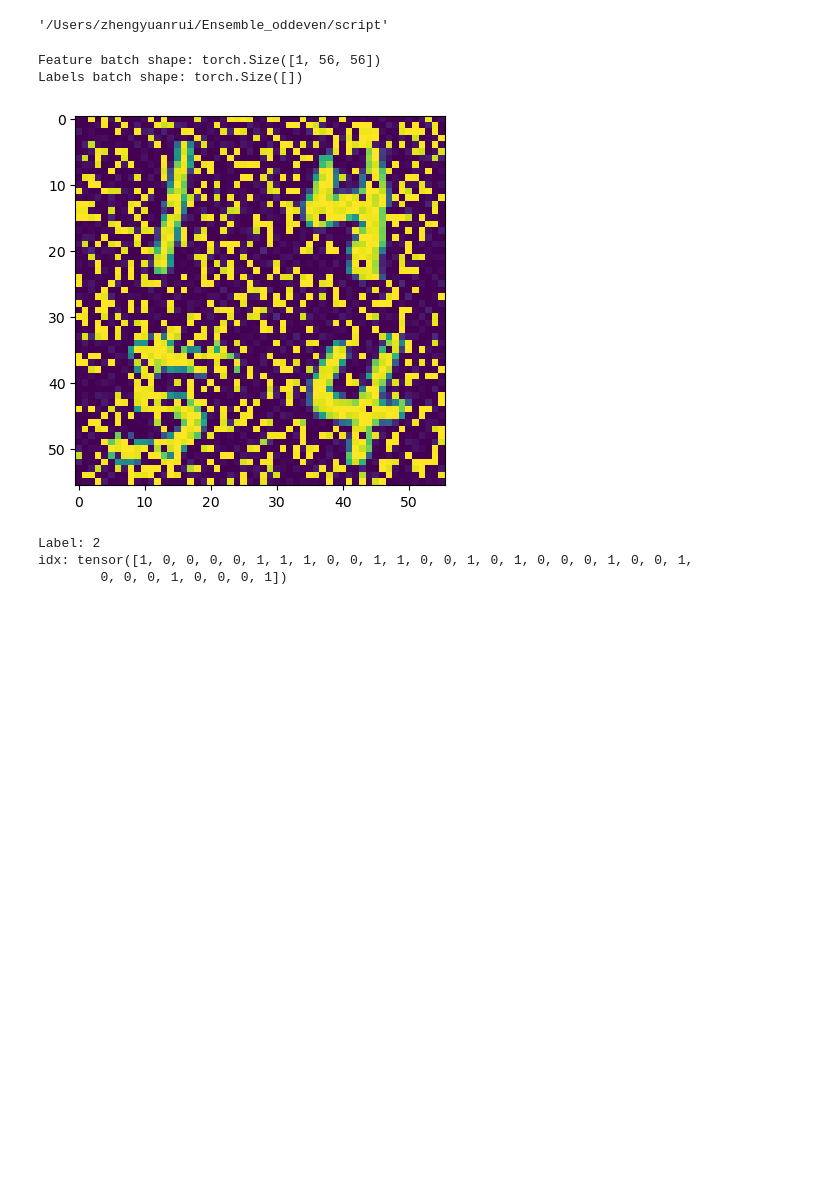
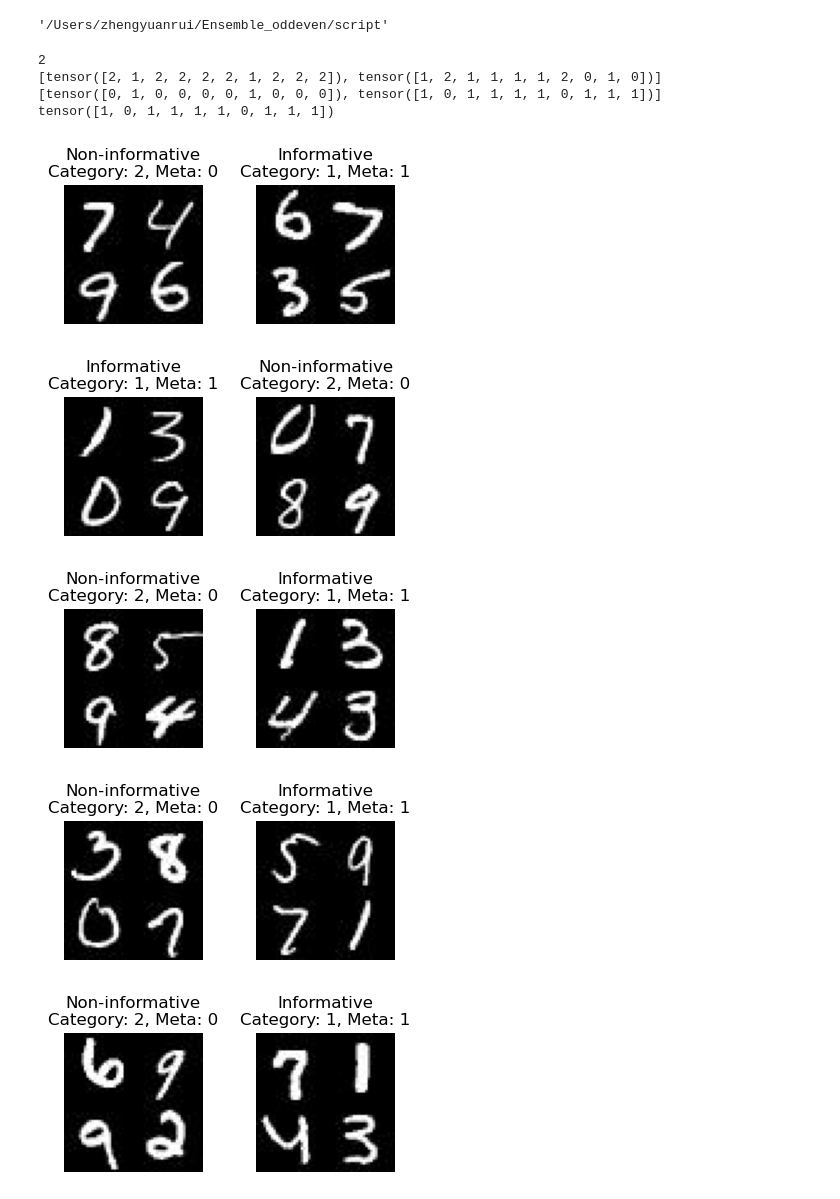
Before and after one commit to Looong01/Ensemble_oddeven, a Jupyter notebook: script/1_Analysis.ipynb, the cells around one changed output. Cells and saved outputs as stored; diff of their text form; code cells hidden in the pictures; blank space fills up the shorter version.

```diff
--- a/script/1_Analysis.ipynb
+++ b/script/1_Analysis.ipynb
@@ -39,22 +39,4 @@ transform = transforms.Compose([
 # %%
 
 custom_dataset = CustomDataset(test_path, transform=transform)
-data_loader = DataLoader(custom_dataset, batch_size=32, shuffle=True)
+data_loader = DataLoader(custom_dataset, batch_size=10, shuffle=True)
-# %%
-# Display image and label.
-images_all, category_label, info_label, idx_info = next(iter(data_loader ))
-print(f"Feature batch shape: {images_all[1][3].size()}")
-print(f"Labels batch shape: {category_label[1][3].size()}")
-img = images_all[1][3].squeeze()
-label = category_label[1][3]
-plt.imshow(img)
-plt.show()
-print(f"Label: {label}")
-print(f"idx: {idx_info}")
-# %% [output]
-Feature batch shape: torch.Size([1, 56, 56])
-Labels batch shape: torch.Size([])
-[figure, removed]
-Label: 2
-idx: tensor([1, 0, 0, 0, 0, 1, 1, 1, 0, 0, 1, 1, 0, 0, 1, 0, 1, 0, 0, 0, 1, 0, 0, 1,
-        0, 0, 0, 1, 0, 0, 0, 1])
@@ -62,0 +43,23 @@ category_label[1][1]
+# %%
+images_all, category_label, info_label, idx_info = next(iter(data_loader ))
+print(len(images_all))
+print(category_label)
+print(info_label)
+print(idx_info)
+# %% [output]
+2
+[tensor([2, 1, 2, 2, 2, 2, 1, 2, 2, 2]), tensor([1, 2, 1, 1, 1, 1, 2, 0, 1, 0])]
+[tensor([0, 1, 0, 0, 0, 0, 1, 0, 0, 0]), tensor([1, 0, 1, 1, 1, 1, 0, 1, 1, 1])]
+tensor([1, 0, 1, 1, 1, 1, 0, 1, 1, 1])
+# %%
+
+# 使用数据加载器中的数据来可视化图像和标签
+
+# 调用函数显示图像和标签
+show_images_labels(images_all, category_label, info_label, idx_info)
+# %% [output]
+[figure, added]
+[figure, added]
+[figure, added]
+[figure, added]
+[figure, added]
```
Also changed, not shown: parts of 2 cells of this notebook, 3 other files.
